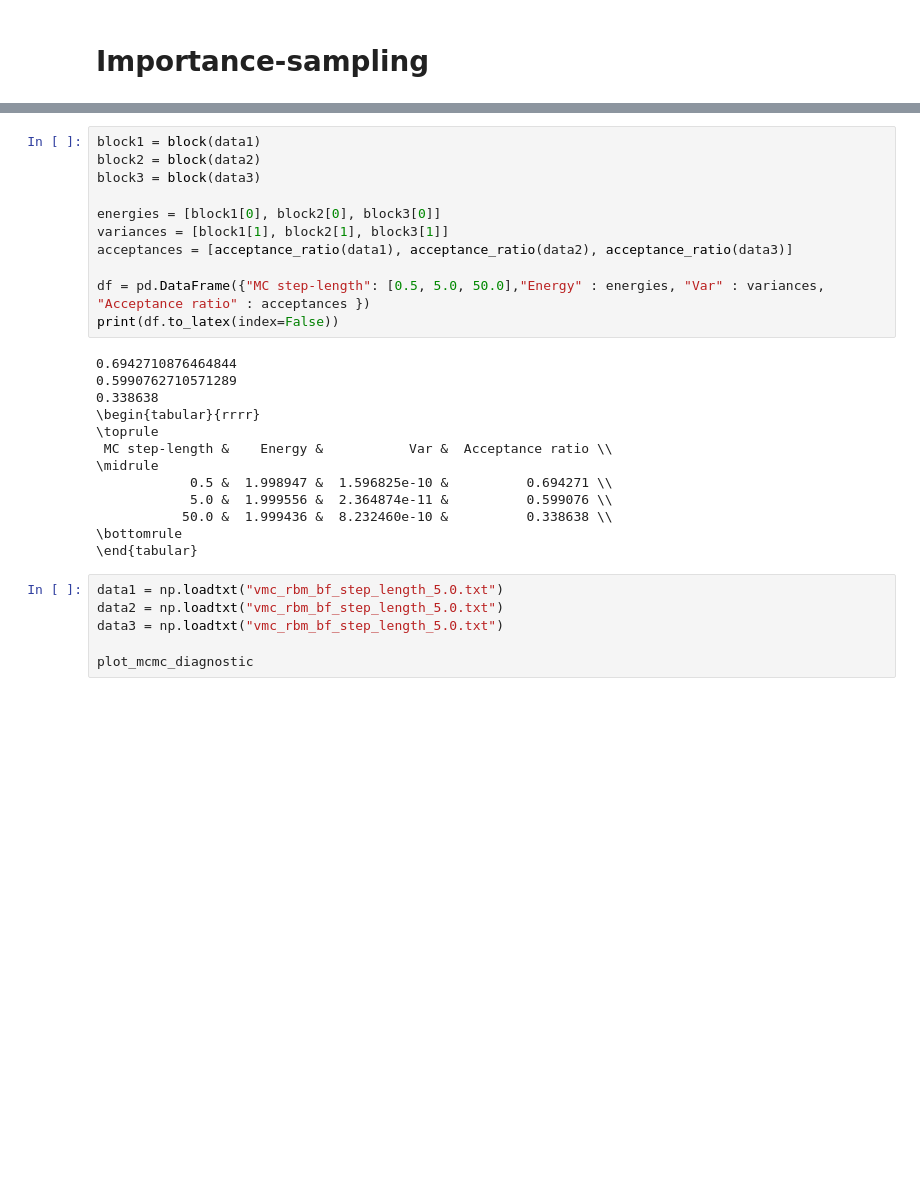
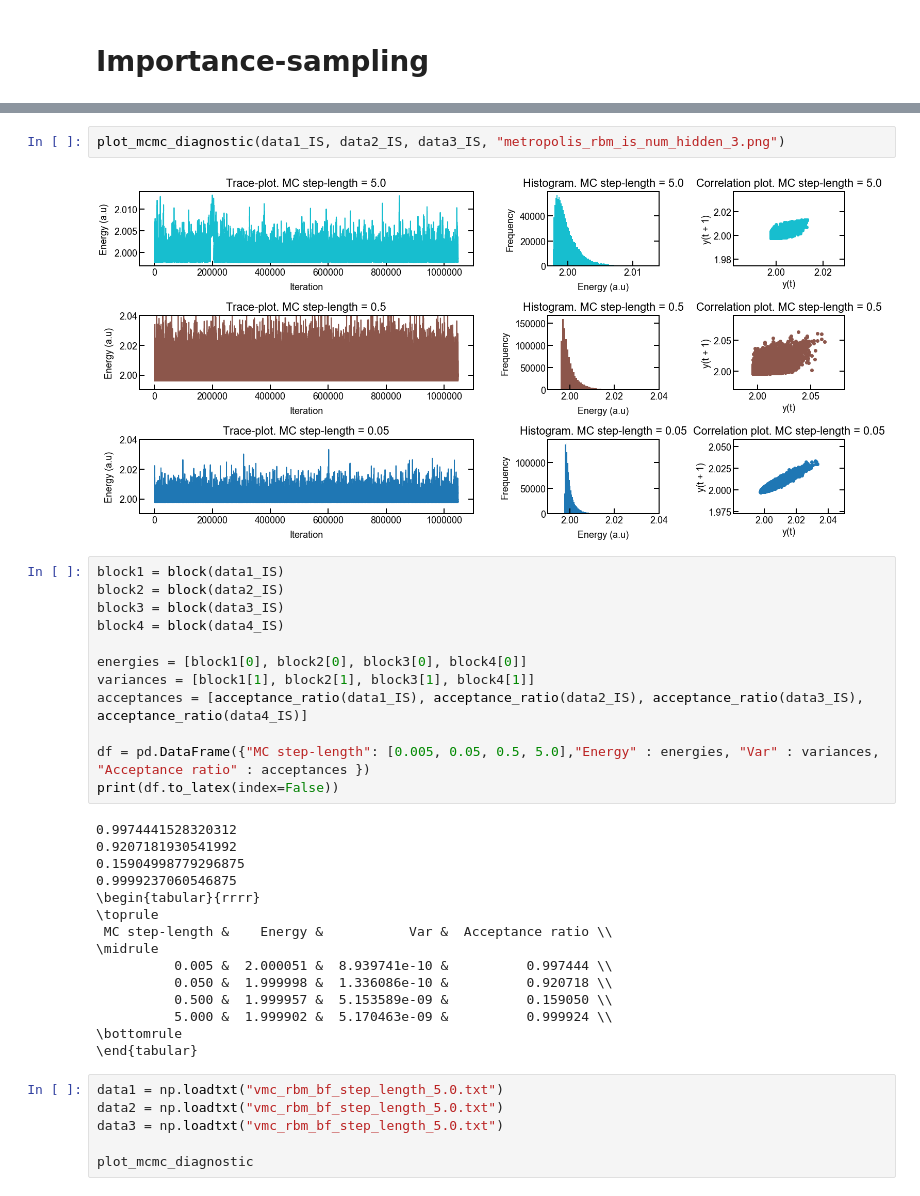
Before and after one commit to MartinKHovden/Thesis, a Jupyter notebook: VMC/Notebooks/rbm_non_interacting_data_viz.ipynb, the cells around one changed output, grey strips where cells are left out. Cells and saved outputs as stored; diff of their text form; blank space fills up the shorter version.

```diff
--- a/VMC/Notebooks/rbm_non_interacting_data_viz.ipynb
+++ b/VMC/Notebooks/rbm_non_interacting_data_viz.ipynb
@@ -235,25 +353,32 @@ plot_mcmc_diagnostic(data1, data2, data3, "metropolis_rbm_is_num_hidden_3.png")
+# %%
+plot_mcmc_diagnostic(data1_IS, data2_IS, data3_IS, "metropolis_rbm_is_num_hidden_3.png")
+# %% [output]
+[figure, added]
 # %%
-block1 = block(data1)
-block2 = block(data2)
-block3 = block(data3)
+block1 = block(data1_IS)
+block2 = block(data2_IS)
+block3 = block(data3_IS)
+block4 = block(data4_IS)
 
-energies = [block1[0], block2[0], block3[0]]
-variances = [block1[1], block2[1], block3[1]]
-acceptances = [acceptance_ratio(data1), acceptance_ratio(data2), acceptance_ratio(data3)]
+energies = [block1[0], block2[0], block3[0], block4[0]]
+variances = [block1[1], block2[1], block3[1], block4[1]]
+acceptances = [acceptance_ratio(data1_IS), acceptance_ratio(data2_IS), acceptance_ratio(data3_IS), acceptance_ratio(data4_IS)]
 
-df = pd.DataFrame({"MC step-length": [0.5, 5.0, 50.0],"Energy" : energies, "Var" : variances, "Acceptance ratio" : acceptances })
+df = pd.DataFrame({"MC step-length": [0.005, 0.05, 0.5, 5.0],"Energy" : energies, "Var" : variances, "Acceptance ratio" : acceptances })
 print(df.to_latex(index=False))
 # %% [output]
-0.6942710876464844
-0.5990762710571289
-0.338638
+0.9974441528320312
+0.9207181930541992
+0.15904998779296875
+0.9999237060546875
 \begin{tabular}{rrrr}
 \toprule
  MC step-length &    Energy &           Var &  Acceptance ratio \\
 \midrule
-            0.5 &  1.998947 &  1.596825e-10 &          0.694271 \\
-            5.0 &  1.999556 &  2.364874e-11 &          0.599076 \\
-           50.0 &  1.999436 &  8.232460e-10 &          0.338638 \\
+          0.005 &  2.000051 &  8.939741e-10 &          0.997444 \\
+          0.050 &  1.999998 &  1.336086e-10 &          0.920718 \\
+          0.500 &  1.999957 &  5.153589e-09 &          0.159050 \\
+          5.000 &  1.999902 &  5.170463e-09 &          0.999924 \\
 \bottomrule
 \end{tabular}
 # %%
```
Also changed, not shown: parts of 7 cells of this notebook, 12 other files.
